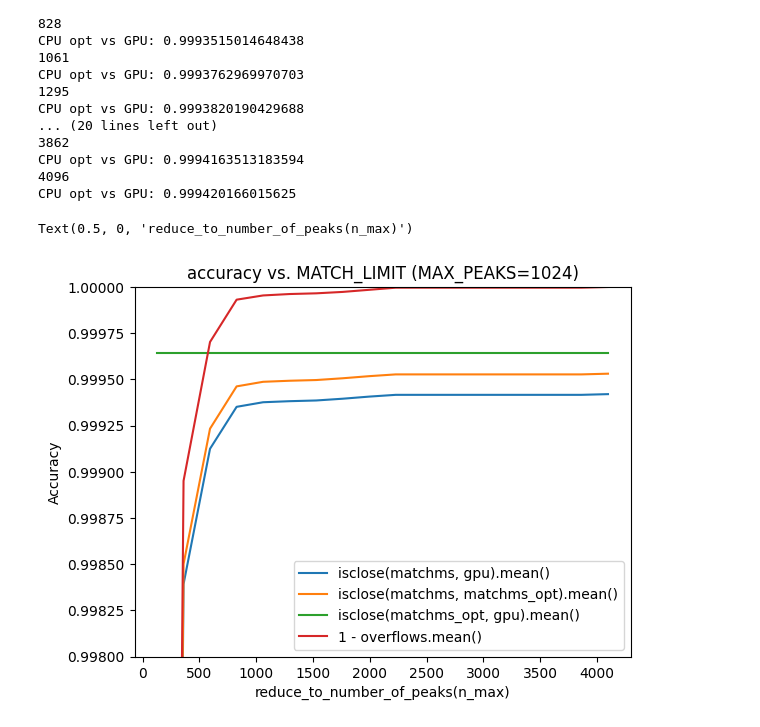
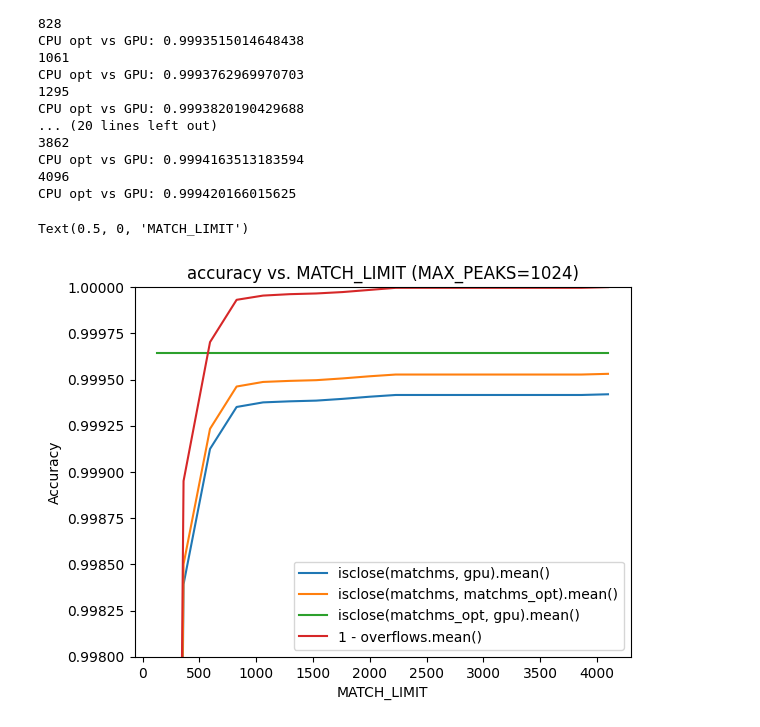
Before and after one commit to tornikeo/cosine-similarity, a Jupyter notebook: notebooks/accuracy_vs_match_limit.ipynb, the cells around one changed output. Drawn from its saved outputs; the diff is of its cells as text; code cells hidden in the pictures.

```diff
--- a/notebooks/accuracy_vs_match_limit.ipynb
+++ b/notebooks/accuracy_vs_match_limit.ipynb
@@ -214,13 +214,13 @@ CPU opt vs GPU: 0.999420166015625
 # %%
 plt.plot(x,y)
 plt.ylim([.998,1.0])
 plt.title(f"accuracy vs. MATCH_LIMIT (MAX_PEAKS={MAX_PEAKS})")
 plt.legend(['isclose(matchms, gpu).mean()',
             'isclose(matchms, matchms_opt).mean()',
             'isclose(matchms_opt, gpu).mean()',
             "1 - overflows.mean()"])
 plt.ylabel("Accuracy")
-plt.xlabel("reduce_to_number_of_peaks(n_max)")
+plt.xlabel("MATCH_LIMIT")
 # %% [output]
-Text(0.5, 0, 'reduce_to_number_of_peaks(n_max)')
+Text(0.5, 0, 'MATCH_LIMIT')
-[figure, old version]
+[figure, new version]
```
Also changed, not shown: 6 other files.
